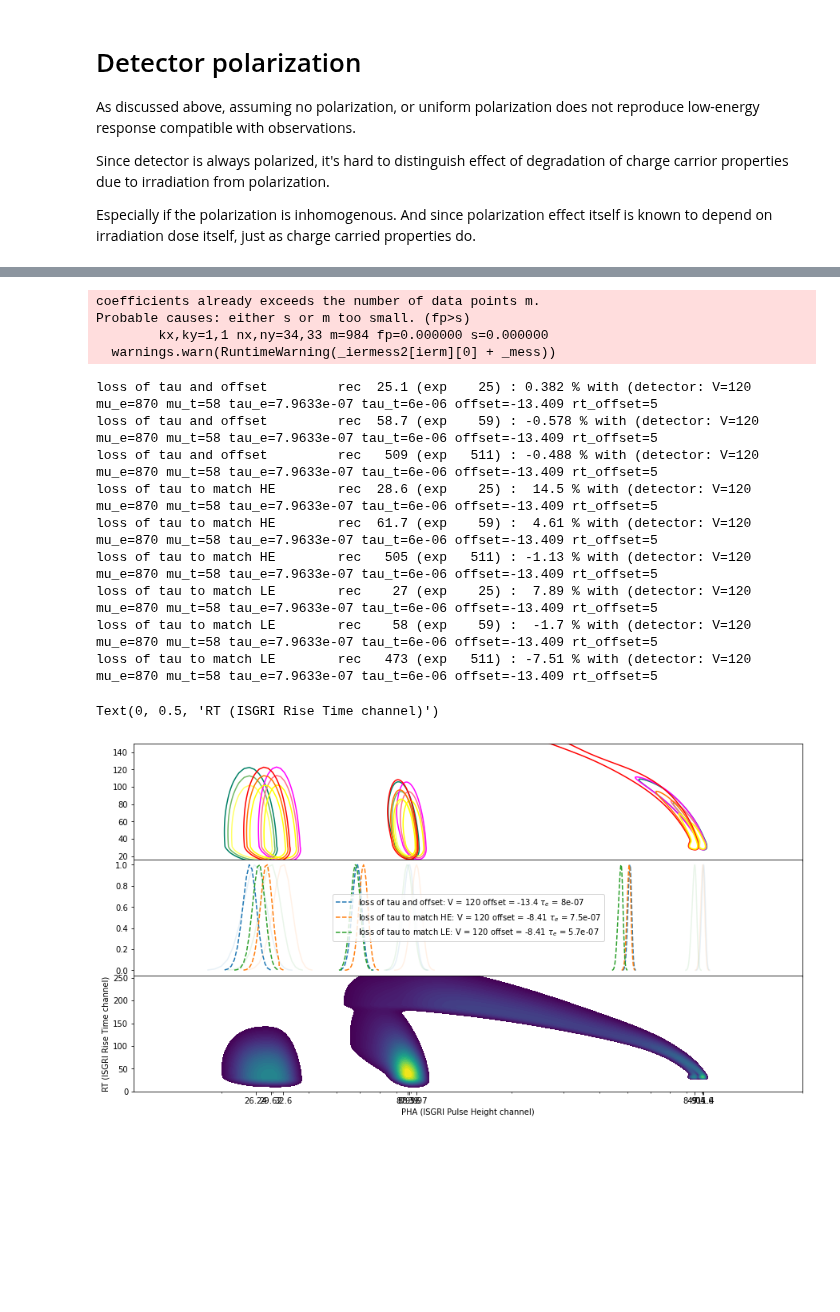
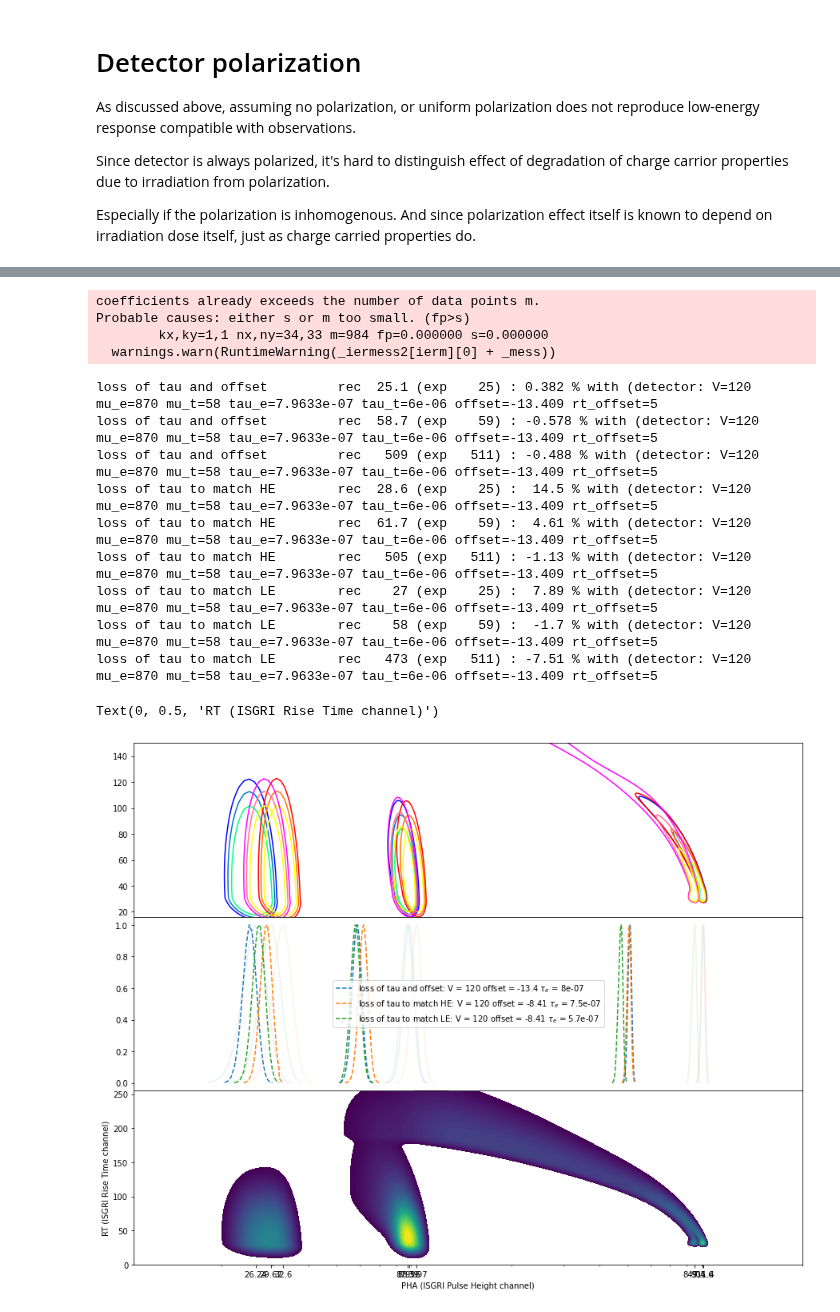
Before and after one commit to volodymyrss/integral-ibis-isgri-le-response, a Jupyter notebook: readme.ipynb, the cells around one changed output, grey strips where cells are left out. Cells and saved outputs as stored; diff of their text form; code cells hidden in the pictures; blank space fills up the shorter version.

```diff
--- a/readme.ipynb
+++ b/readme.ipynb
@@ -256,18 +269,31 @@ for en in set([l['energy'] for l in lrt_lines]):
     ls_list=['-','--']
     for rt1 in [15, 50]:
         mean_phas = np.array([l['mean_pha'] for l in lrt_lines if l['energy'] == en and l['rt1'] == rt1])
+        normal_phas = np.array([l['mean_pha'] for l in lrt_lines if l['energy'] == 59 and l['rt1'] == rt1])
+        ls=ls_list.pop(0)
         c=plt.plot(
-            [-np.log10(l['tau_e']) for l in lrt_lines if l['energy'] == en  and l['rt1'] == rt1],
+            [-np.log10(l['det'].tau_e) for l in lrt_lines if l['energy'] == en  and l['rt1'] == rt1],
+            mean_phas/mean_phas.max()/normal_phas*normal_phas.max(),
+            label=f"{en} keV rt {rt1} relative to 59 keV",
+            c=c,
+            ls=ls,
+            lw=2
+        )[0].get_color()
+
+        c=plt.plot(
+            [-np.log10(l['det'].tau_e) for l in lrt_lines if l['energy'] == en  and l['rt1'] == rt1],
             mean_phas/mean_phas.max(),
             label=f"{en} keV rt {rt1}",
             c=c,
-            ls=ls_list.pop(0),
-            lw=2
+            ls=ls,
+            lw=2,
+            alpha=0.2
         )[0].get_color()
+
 
 plt.legend()
 #plt.semilogx()
-plt.title("loss of PHA as $\tau_e$ degrades with mission lifetime")
+plt.title("loss of PHA as $\tau_e$ degrades with mission lifetime: ???")
 plt.xlabel(r"- log$_{10}~\tau_e$ (grows with mission lifetime)", size=24)
 plt.ylabel(r"fraction of PH lost", size=24)
 # %% [output]
@@ -291,8 +317,8 @@ lrt_lines = []
 f, (ax1,ax2) = plt.subplots(2,1, figsize=(15, 8), sharex=True)
 
 #for tau_loss_factor in np.logspace(-1., 0, 3):
-N = 5
-for i_loss, V_loss_factor in enumerate(np.logspace(-0.1, 0, N)):
+N = 20
+for i_loss, V_loss_factor in enumerate(np.logspace(-0.2, 0, N)):
     det = bipar_model.detector()
     #det.tau_e = det_base.tau_e * tau_loss_factor
     det.V = det_base.V * V_loss_factor
@@ -320,7 +346,7 @@ for i_loss, V_loss_factor in enumerate(np.logspace(-0.1, 0, N)):
 
         if i_loss % (N-1) == 0:
             ax1.contour(pha_2d, rt_2d, _bip**0.5, levels=np.logspace(-0.5, -0.3, 3)*np.nanmax(_bip**0.5),
-                        cmap=cmap_by_loss[int(i_loss/(N-1))]
+                        cmap=cmap_sequence[int(i_loss/(N-1))]
             )
 
             c = ax2.plot(
@@ -424,9 +463,7 @@ bip = np.zeros_like(pha_2d, dtype=float)
 
 lrt_lines = []
 
-cmap_sequence = [cm.winter, cm.autumn, cm.spring, cm.summer]
-
-f, (ax1,ax2,ax3) = plt.subplots(3,1, figsize=(15, 8), sharex=True)
+f, (ax1,ax2,ax3) = plt.subplots(3,1, figsize=(15, 12), sharex=True)
 
 extra_ticks = []
 
@@ -451,7 +488,8 @@ for i_loss, (comment, V_loss_factor, offset_shift, tau_loss_factor) in enumerate
 
     c = None
     label = f"{comment}: V = {det.V:.3g} offset = {det.offset:.3g} $\\tau_e$ = {det.tau_e:.2g}"
-    cmap = cmap_sequence.pop()
+    cmap = cmap_sequence.pop(0)
+    cmap_sequence.append(cmap)
 
     if en_rec is None:
         det_rec = det.copy()
@@ -525,31 +563,31 @@ ax3.contourf(pha_2d, rt_2d, bip**0.5, levels=np.logspace(-1, 0)*np.nanmax(bip**0
 plt.xlim([10, 2000])
 ax1.set_ylim([16, 150])
 
 ax2.legend()
 
 plt.subplots_adjust(hspace=0)
 
 plt.xlabel('PHA (ISGRI Pulse Height channel)')
 plt.ylabel('RT (ISGRI Rise Time channel)')
 
 
 # TODO: apply here the D-law
 
 # for vl in lrt_lines:
 #     plt.axvline(vl['mean_pha'])
 # %% [output]
 coefficients already exceeds the number of data points m.
 Probable causes: either s or m too small. (fp>s)
         kx,ky=1,1 nx,ny=34,33 m=984 fp=0.000000 s=0.000000
   warnings.warn(RuntimeWarning(_iermess2[ierm][0] + _mess))
 loss of tau and offset         rec  25.1 (exp    25) : 0.382 % with (detector: V=120 mu_e=870 mu_t=58 tau_e=7.9633e-07 tau_t=6e-06 offset=-13.409 rt_offset=5
 loss of tau and offset         rec  58.7 (exp    59) : -0.578 % with (detector: V=120 mu_e=870 mu_t=58 tau_e=7.9633e-07 tau_t=6e-06 offset=-13.409 rt_offset=5
 loss of tau and offset         rec   509 (exp   511) : -0.488 % with (detector: V=120 mu_e=870 mu_t=58 tau_e=7.9633e-07 tau_t=6e-06 offset=-13.409 rt_offset=5
 loss of tau to match HE        rec  28.6 (exp    25) :  14.5 % with (detector: V=120 mu_e=870 mu_t=58 tau_e=7.9633e-07 tau_t=6e-06 offset=-13.409 rt_offset=5
 loss of tau to match HE        rec  61.7 (exp    59) :  4.61 % with (detector: V=120 mu_e=870 mu_t=58 tau_e=7.9633e-07 tau_t=6e-06 offset=-13.409 rt_offset=5
 loss of tau to match HE        rec   505 (exp   511) : -1.13 % with (detector: V=120 mu_e=870 mu_t=58 tau_e=7.9633e-07 tau_t=6e-06 offset=-13.409 rt_offset=5
 loss of tau to match LE        rec    27 (exp    25) :  7.89 % with (detector: V=120 mu_e=870 mu_t=58 tau_e=7.9633e-07 tau_t=6e-06 offset=-13.409 rt_offset=5
 loss of tau to match LE        rec    58 (exp    59) :  -1.7 % with (detector: V=120 mu_e=870 mu_t=58 tau_e=7.9633e-07 tau_t=6e-06 offset=-13.409 rt_offset=5
 loss of tau to match LE        rec   473 (exp   511) : -7.51 % with (detector: V=120 mu_e=870 mu_t=58 tau_e=7.9633e-07 tau_t=6e-06 offset=-13.409 rt_offset=5
 Text(0, 0.5, 'RT (ISGRI Rise Time channel)')
-[figure, old version]
+[figure, new version]
```
Also changed, not shown: parts of 15 cells of this notebook, 1 other file.
